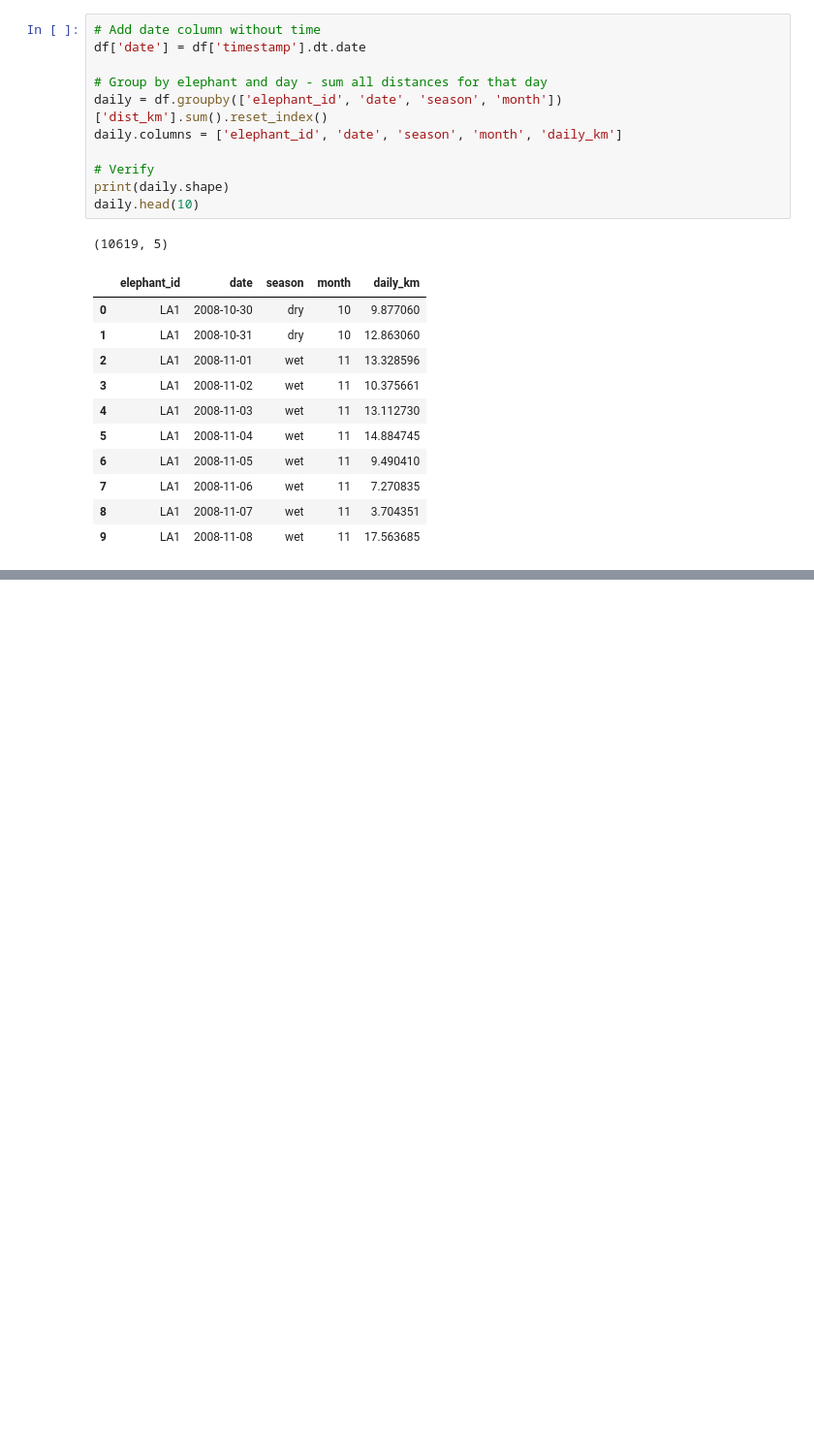
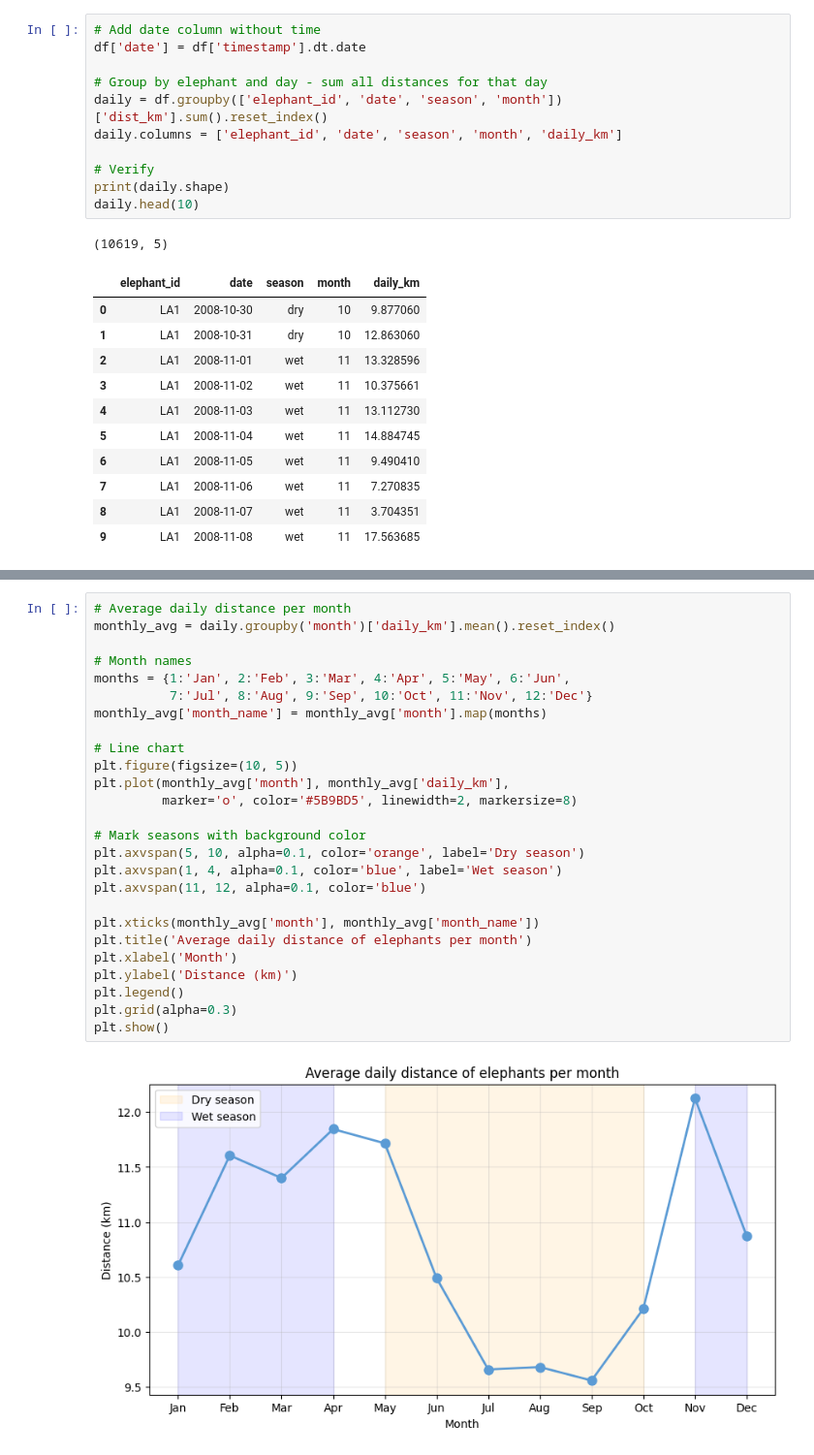
Before and after one commit to manuela1702/elephant_migration, a Jupyter notebook: elephant_migration.ipynb, the cells around one changed output, grey strips where cells are left out. Shown at 97% size. Saved outputs shown, nothing was run; the diff lists cells and outputs as text; blank space fills up the shorter version.

```diff
--- a/elephant_migration.ipynb
+++ b/elephant_migration.ipynb
@@ -134,0 +168,28 @@ daily.head(10)
+# %%
+# Average daily distance per month
+monthly_avg = daily.groupby('month')['daily_km'].mean().reset_index()
+
+# Month names
+months = {1:'Jan', 2:'Feb', 3:'Mar', 4:'Apr', 5:'May', 6:'Jun',
+          7:'Jul', 8:'Aug', 9:'Sep', 10:'Oct', 11:'Nov', 12:'Dec'}
+monthly_avg['month_name'] = monthly_avg['month'].map(months)
+
+# Line chart
+plt.figure(figsize=(10, 5))
+plt.plot(monthly_avg['month'], monthly_avg['daily_km'],
+         marker='o', color='#5B9BD5', linewidth=2, markersize=8)
+
+# Mark seasons with background color
+plt.axvspan(5, 10, alpha=0.1, color='orange', label='Dry season')
+plt.axvspan(1, 4, alpha=0.1, color='blue', label='Wet season')
+plt.axvspan(11, 12, alpha=0.1, color='blue')
+
+plt.xticks(monthly_avg['month'], monthly_avg['month_name'])
+plt.title('Average daily distance of elephants per month')
+plt.xlabel('Month')
+plt.ylabel('Distance (km)')
+plt.legend()
+plt.grid(alpha=0.3)
+plt.show()
+# %% [output]
+[figure, added]
```
Also changed, not shown: parts of 2 cells of this notebook.
